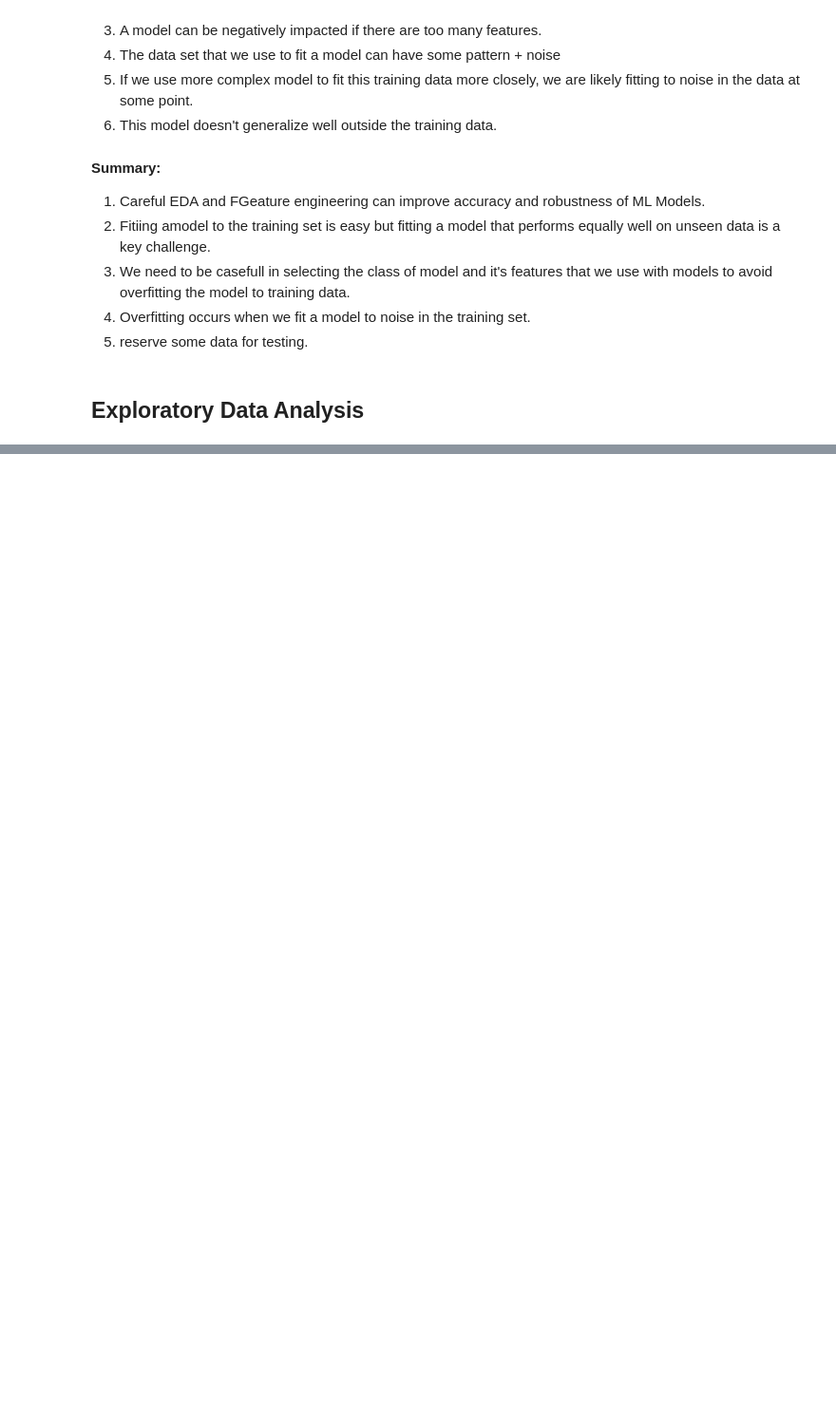
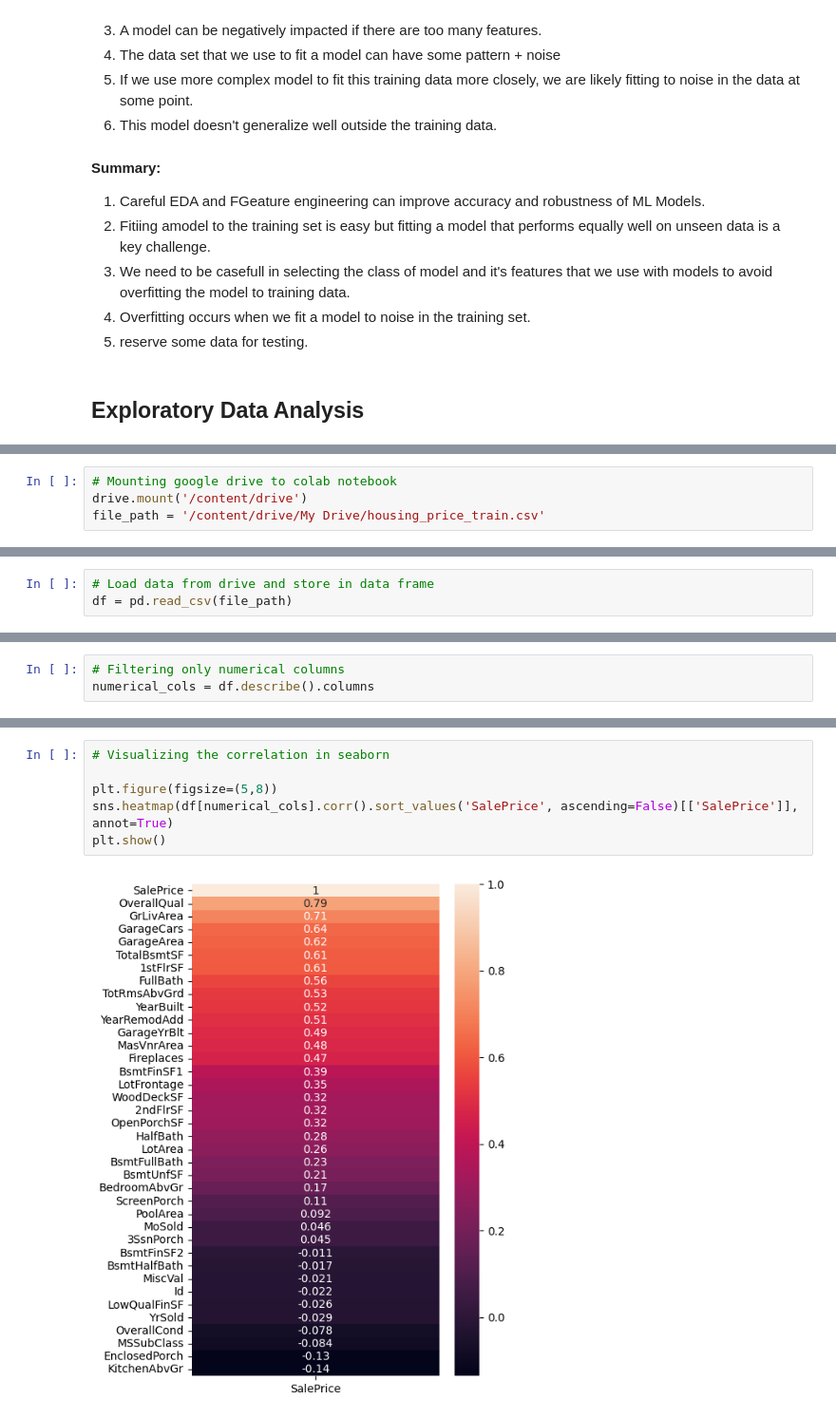
Before and after one commit to kk-shetty/data_science_ik, a Jupyter notebook: class_notes/eda_feature_engineering.ipynb, the cells around one changed output, grey strips where cells are left out. Shown at 95% size. Cells and saved outputs as stored; diff of their text form; blank space fills up the shorter version.

```diff
--- a/class_notes/eda_feature_engineering.ipynb
+++ b/class_notes/eda_feature_engineering.ipynb
@@ -32,0 +35,4 @@ ModuleNotFoundError: No module named 'google.colab'
+# %%
+# Mounting google drive to colab notebook
+drive.mount('/content/drive')
+file_path = '/content/drive/My Drive/housing_price_train.csv'
@@ -32,0 +41,3 @@ ModuleNotFoundError: No module named 'google.colab'
+# %%
+# Load data from drive and store in data frame
+df = pd.read_csv(file_path)
@@ -32,0 +162,3 @@ ModuleNotFoundError: No module named 'google.colab'
+# %%
+# Filtering only numerical columns
+numerical_cols = df.describe().columns
@@ -32,0 +218,8 @@ ModuleNotFoundError: No module named 'google.colab'
+# %%
+# Visualizing the correlation in seaborn
+
+plt.figure(figsize=(5,8))
+sns.heatmap(df[numerical_cols].corr().sort_values('SalePrice', ascending=False)[['SalePrice']], annot=True)
+plt.show()
+# %% [output]
+[figure, added]
```
Also changed, not shown: parts of 67 cells of this notebook.
